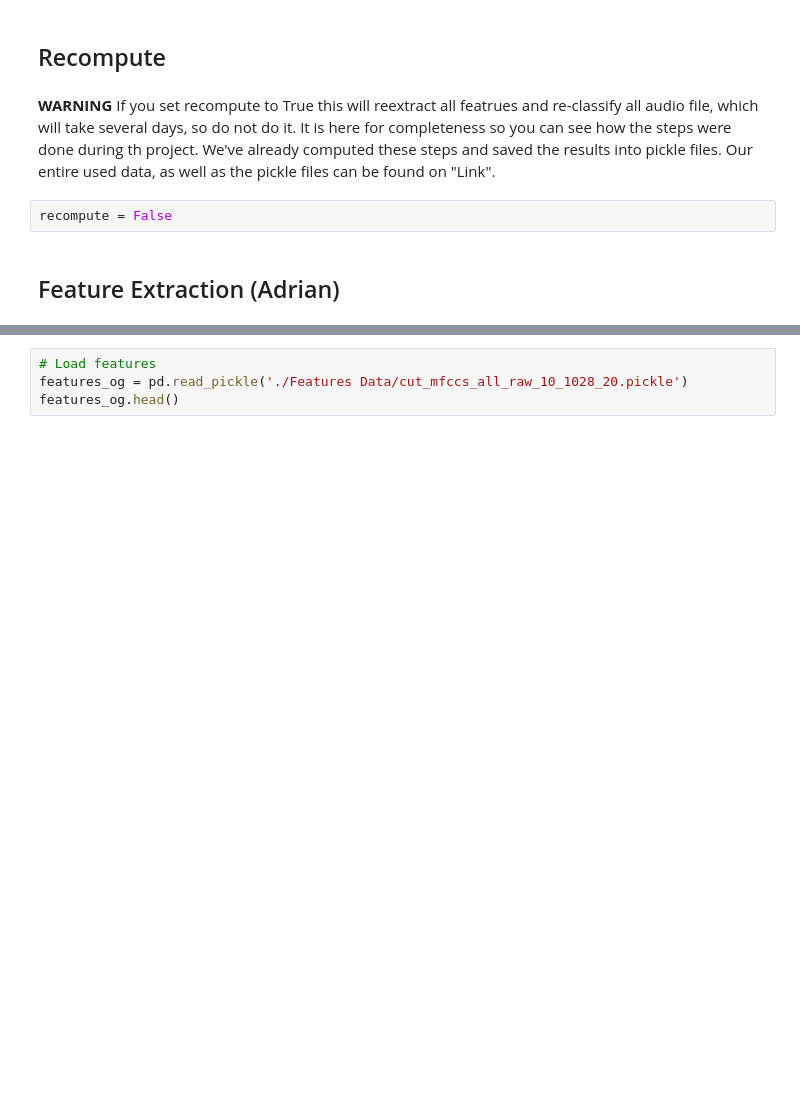
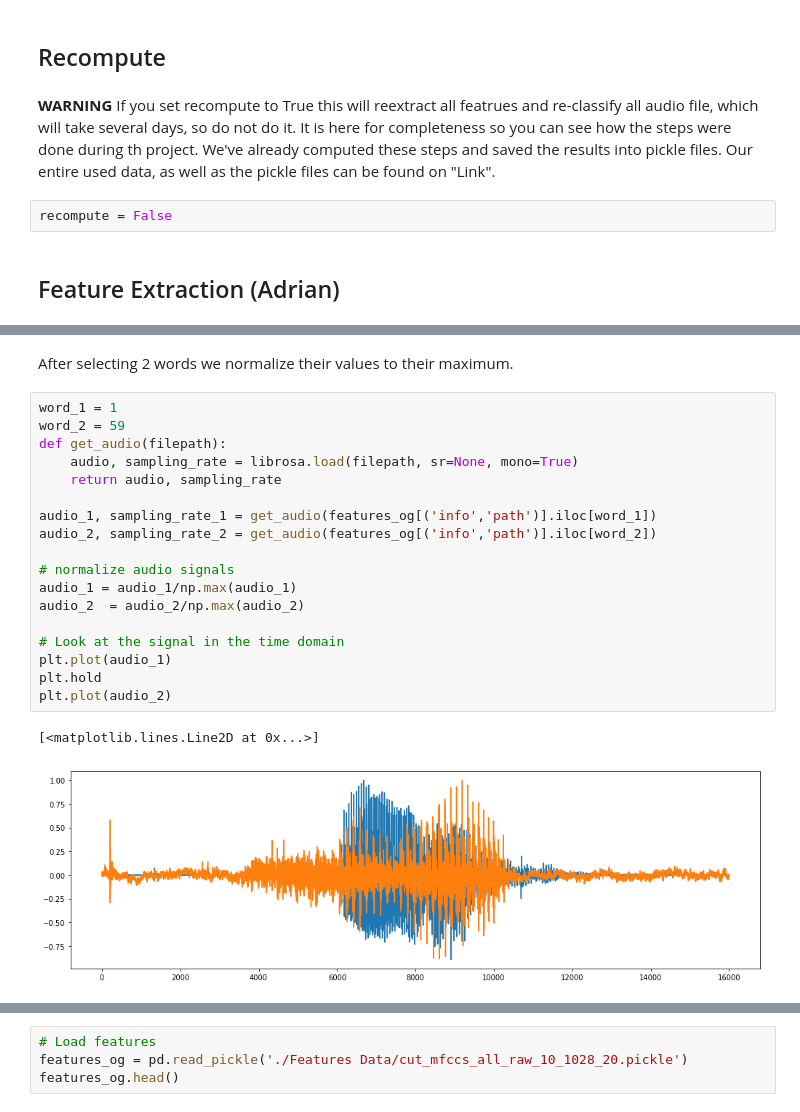
Before and after one commit to adrianlwn/NTDS-Speech-Recognition-Challenge, a Jupyter notebook: SpeechRecognition_main.ipynb, the cells around one changed output, grey strips where cells are left out. Drawn from its saved outputs; the diff is of its cells as text; blank space fills up the shorter version.

```diff
--- a/SpeechRecognition_main.ipynb
+++ b/SpeechRecognition_main.ipynb
@@ -89,0 +146,23 @@ Load the pickle with all features in them,...
+# %% [markdown]
+After selecting 2 words we normalize their values to their maximum.
+# %%
+word_1 = 1
+word_2 = 59
+def get_audio(filepath):
+    audio, sampling_rate = librosa.load(filepath, sr=None, mono=True)
+    return audio, sampling_rate
+
+audio_1, sampling_rate_1 = get_audio(features_og[('info','path')].iloc[word_1])
+audio_2, sampling_rate_2 = get_audio(features_og[('info','path')].iloc[word_2])
+
+# normalize audio signals
+audio_1 = audio_1/np.max(audio_1)
+audio_2  = audio_2/np.max(audio_2)
+
+# Look at the signal in the time domain
+plt.plot(audio_1)
+plt.hold
+plt.plot(audio_2)
+# %% [output]
+[<matplotlib.lines.Line2D at 0x...>]
+[figure, added]
```
Also changed, not shown: parts of 62 cells of this notebook.
